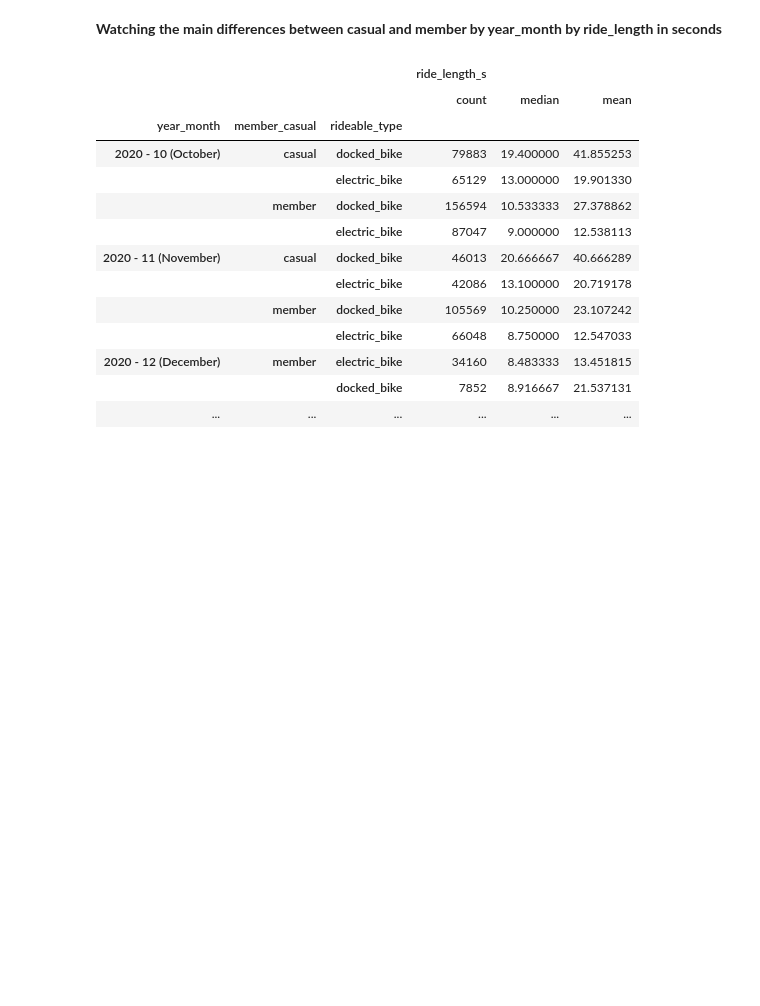
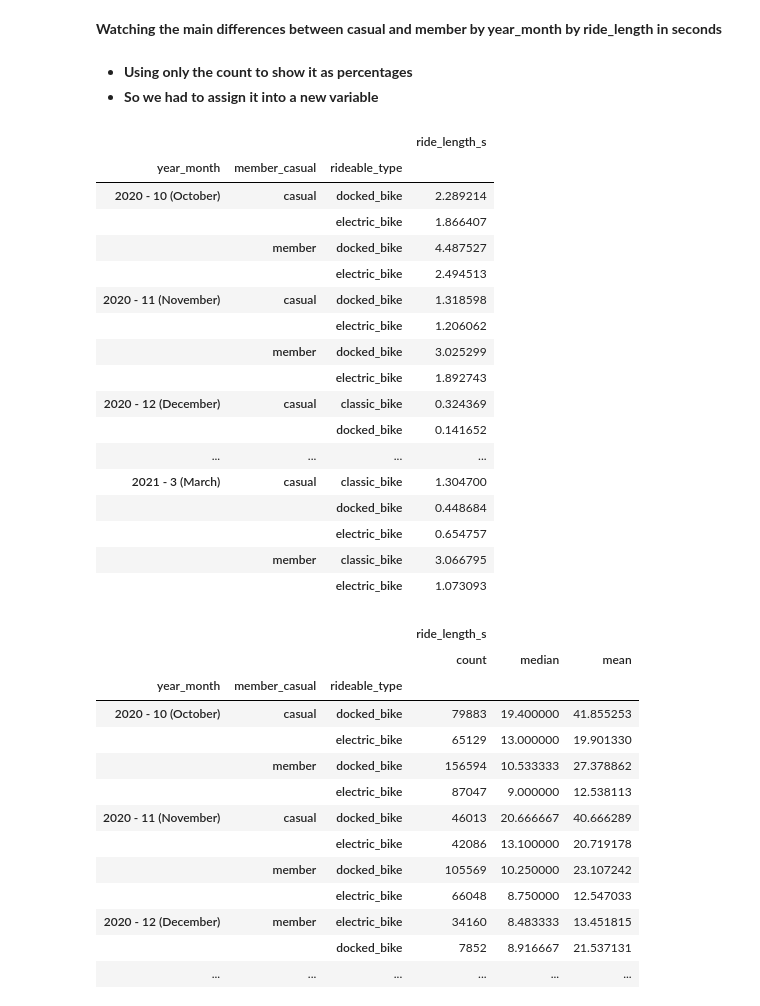
Before and after one commit to Ladislau2020/2021, a Jupyter notebook: fork-of-capstone-project-from-google.ipynb, the cells around one changed output. Saved outputs shown, nothing was run; the diff lists cells and outputs as text; code cells hidden in the pictures; blank space fills up the shorter version.

```diff
--- a/fork-of-capstone-project-from-google.ipynb
+++ b/fork-of-capstone-project-from-google.ipynb
@@ -985,6 +985,32 @@ tripdataV2.groupby(["dayofweek_weekday", "member_casual", "rideable_type"]).aggr
 |  |  | electric_bike | 44457 | 10.100000 | 14.953342 |
 # %% [markdown]
 **Watching the main differences between casual and member by year_month by ride_length in seconds**
+# %% [markdown]
+* **Using only the count to show it as percentages**
+* **So we had to assign it into a new variable**
+# %%
+perc_overtime = tripdataV2.groupby(["year_month", "member_casual", "rideable_type"]).aggregate({"ride_length_s": 'count'})
+# %%
+perc_overtime/ len(tripdataV2) * 100
+# %% [output]
+|  |  |  | ride_length_s |
+| year_month | member_casual | rideable_type |  |
+| 2020 - 10 (October) | casual | docked_bike | 2.289214 |
+|  |  | electric_bike | 1.866407 |
+|  | member | docked_bike | 4.487527 |
+|  |  | electric_bike | 2.494513 |
+| 2020 - 11 (November) | casual | docked_bike | 1.318598 |
+|  |  | electric_bike | 1.206062 |
+|  | member | docked_bike | 3.025299 |
+|  |  | electric_bike | 1.892743 |
+| 2020 - 12 (December) | casual | classic_bike | 0.324369 |
+|  |  | docked_bike | 0.141652 |
+| ... | ... | ... | ... |
+| 2021 - 3 (March) | casual | classic_bike | 1.304700 |
+|  |  | docked_bike | 0.448684 |
+|  |  | electric_bike | 0.654757 |
+|  | member | classic_bike | 3.066795 |
+|  |  | electric_bike | 1.073093 |
 # %%
 
 
```
Also changed, not shown: parts of 7 cells of this notebook.
